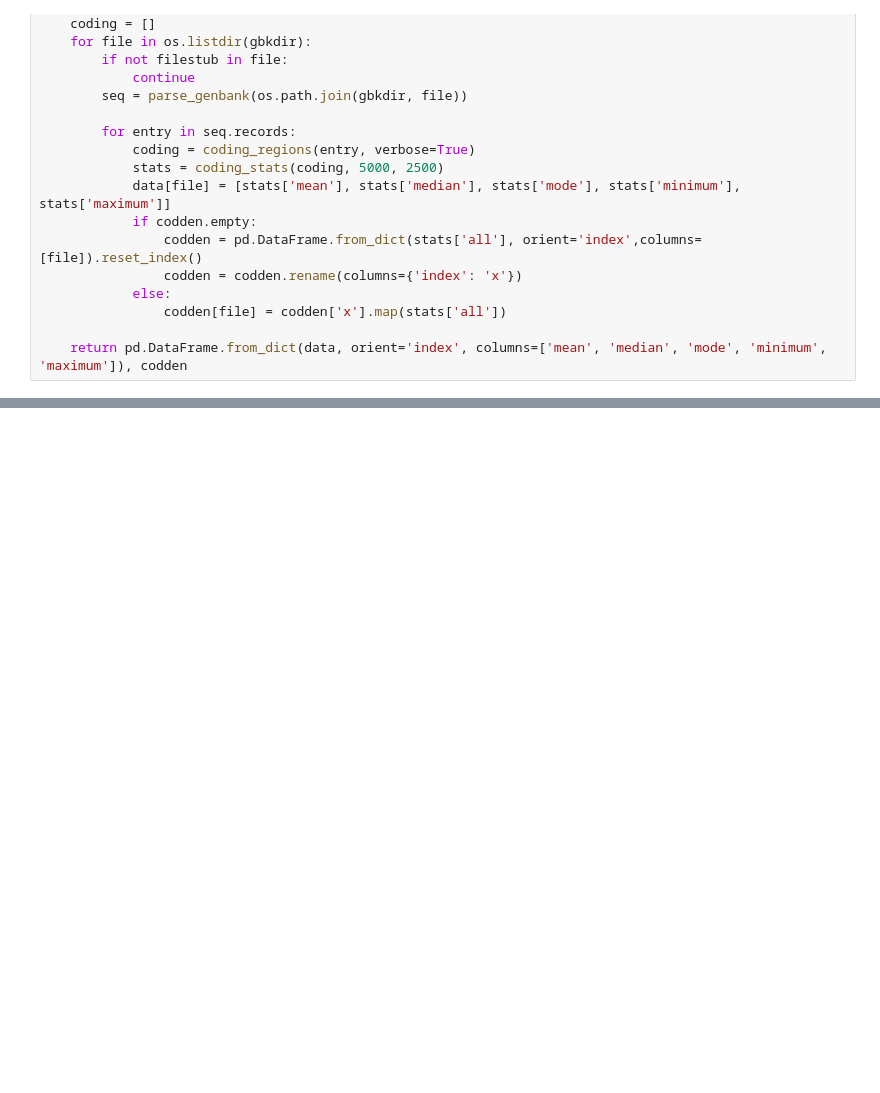
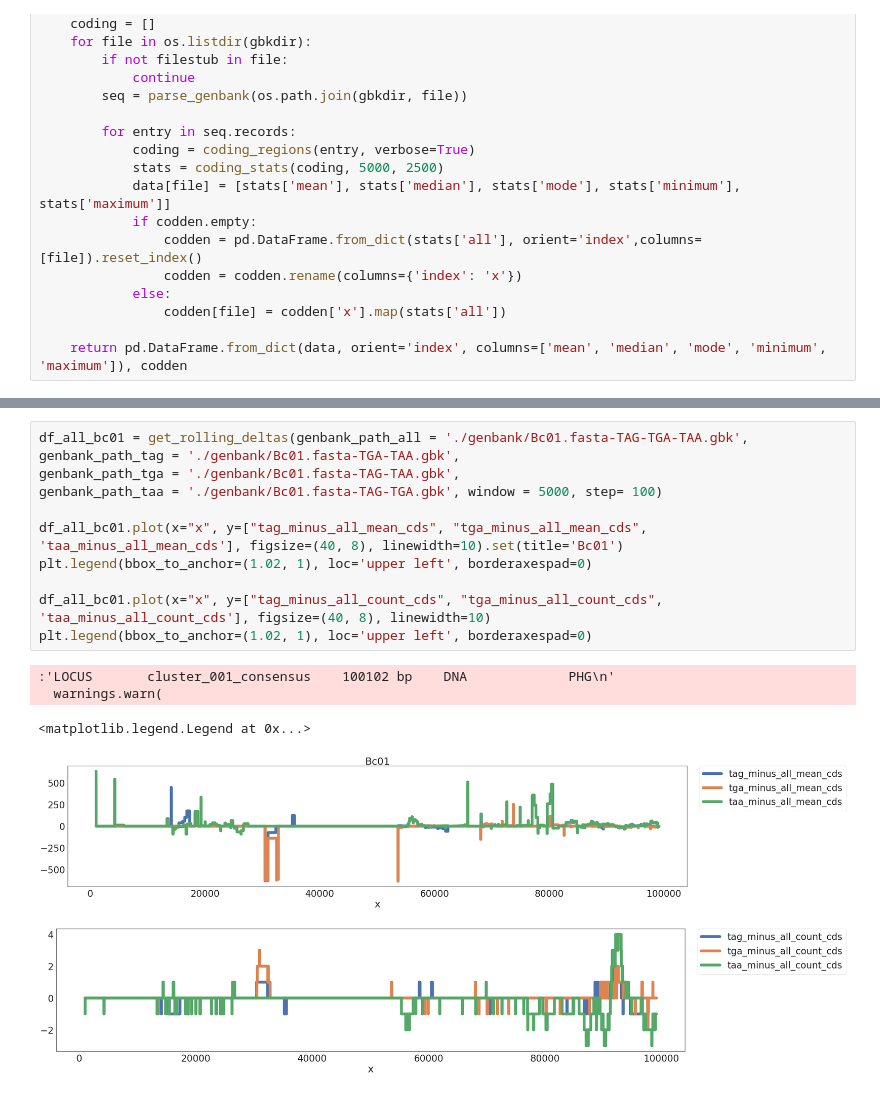
Before and after one commit to susiegriggo/Phicore, a Jupyter notebook: genomes.ipynb, the cells around one changed output, grey strips where cells are left out. Saved outputs shown, nothing was run; the diff lists cells and outputs as text; blank space fills up the shorter version.

```diff
--- a/genomes.ipynb
+++ b/genomes.ipynb
@@ -283,0 +317,17 @@ ModuleNotFoundError: No module named 'dna_features_viewer'
+# %%
+df_all_bc01 = get_rolling_deltas(genbank_path_all = './genbank/Bc01.fasta-TAG-TGA-TAA.gbk',
+genbank_path_tag = './genbank/Bc01.fasta-TGA-TAA.gbk',
+genbank_path_tga = './genbank/Bc01.fasta-TAG-TAA.gbk',
+genbank_path_taa = './genbank/Bc01.fasta-TAG-TGA.gbk', window = 5000, step= 100)
+
+df_all_bc01.plot(x="x", y=["tag_minus_all_mean_cds", "tga_minus_all_mean_cds", 'taa_minus_all_mean_cds'], figsize=(40, 8), linewidth=10).set(title='Bc01')
+plt.legend(bbox_to_anchor=(1.02, 1), loc='upper left', borderaxespad=0)
+
+df_all_bc01.plot(x="x", y=["tag_minus_all_count_cds", "tga_minus_all_count_cds", 'taa_minus_all_count_cds'], figsize=(40, 8), linewidth=10)
+plt.legend(bbox_to_anchor=(1.02, 1), loc='upper left', borderaxespad=0)
+# %% [output]
+:'LOCUS       cluster_001_consensus    100102 bp    DNA             PHG\n'
+  warnings.warn(
+<matplotlib.legend.Legend at 0x...>
+[figure, added]
+[figure, added]
```
Also changed, not shown: parts of 12 cells of this notebook, 9 other files.
